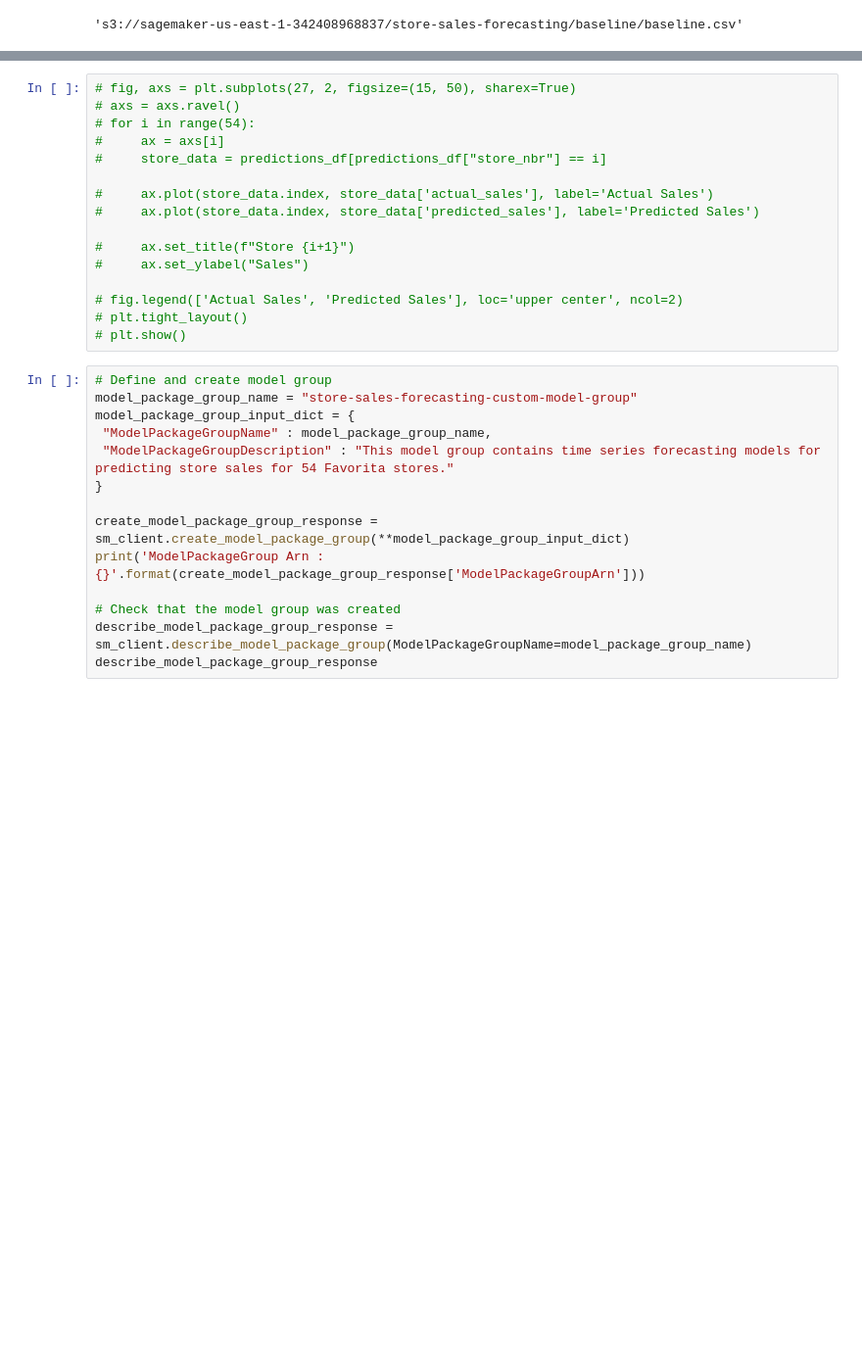
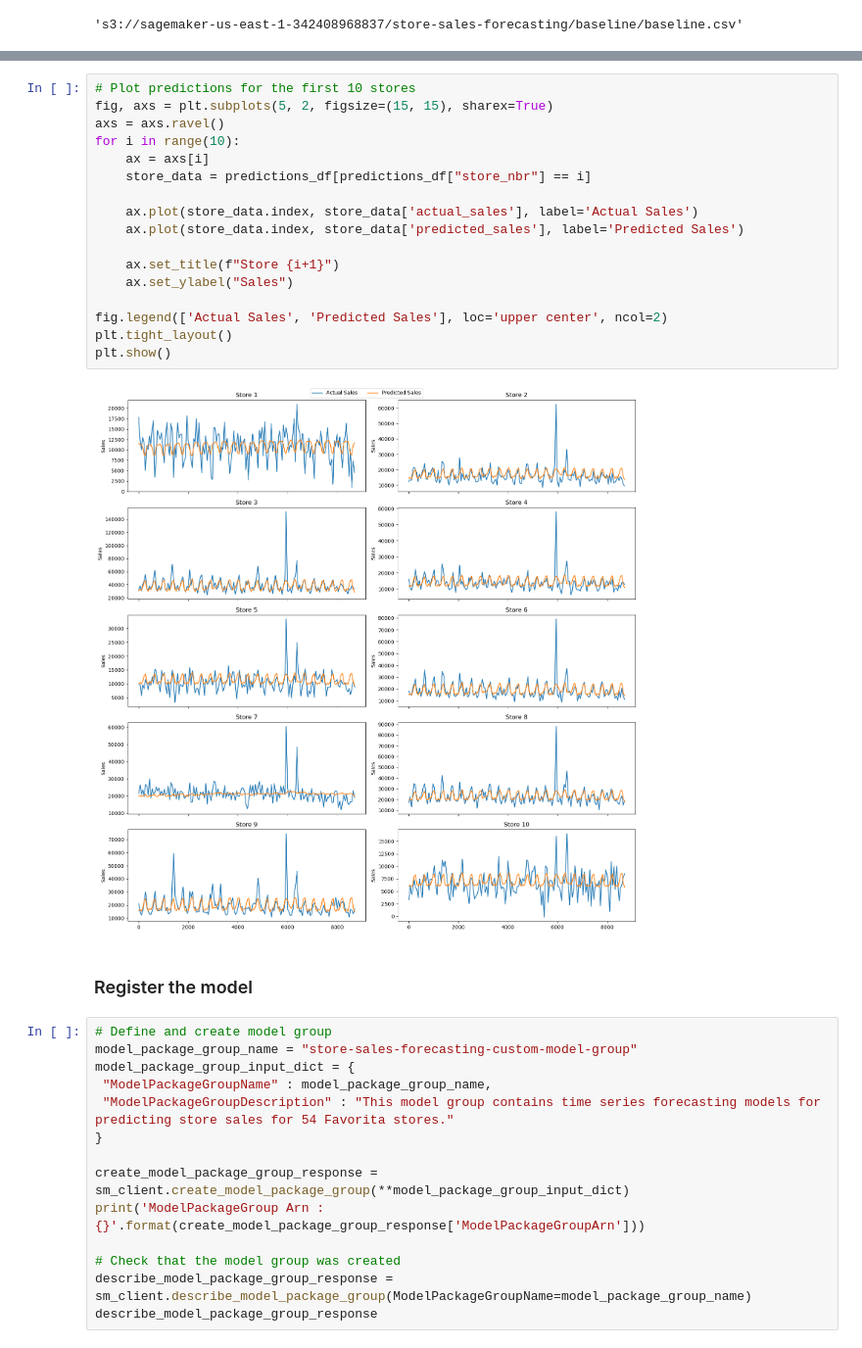
Before and after one commit to t4ai/aai-540-team-5, a Jupyter notebook: 8.1 - Deploy Custom Time Series Model.ipynb, the cells around one changed output, grey strips where cells are left out. Shown: that part at 98% size. Cells and saved outputs as stored; diff of their text form; blank space fills up the shorter version.

```diff
--- a/8.1 - Deploy Custom Time Series Model.ipynb
+++ b/8.1 - Deploy Custom Time Series Model.ipynb
@@ -202,19 +223,24 @@ RMSE: 6776.354533133197 MAE: 3654.638899970415
 # %%
-# fig, axs = plt.subplots(27, 2, figsize=(15, 50), sharex=True)
-# axs = axs.ravel()
-# for i in range(54):
-#     ax = axs[i]
-#     store_data = predictions_df[predictions_df["store_nbr"] == i]
+# Plot predictions for the first 10 stores
+fig, axs = plt.subplots(5, 2, figsize=(15, 15), sharex=True)
+axs = axs.ravel()
+for i in range(10):
+    ax = axs[i]
+    store_data = predictions_df[predictions_df["store_nbr"] == i]
 
-#     ax.plot(store_data.index, store_data['actual_sales'], label='Actual Sales')
-#     ax.plot(store_data.index, store_data['predicted_sales'], label='Predicted Sales')
+    ax.plot(store_data.index, store_data['actual_sales'], label='Actual Sales')
+    ax.plot(store_data.index, store_data['predicted_sales'], label='Predicted Sales')
 
-#     ax.set_title(f"Store {i+1}")
-#     ax.set_ylabel("Sales")
+    ax.set_title(f"Store {i+1}")
+    ax.set_ylabel("Sales")
 
-# fig.legend(['Actual Sales', 'Predicted Sales'], loc='upper center', ncol=2)
-# plt.tight_layout()
-# plt.show()
+fig.legend(['Actual Sales', 'Predicted Sales'], loc='upper center', ncol=2)
+plt.tight_layout()
+plt.show()
+# %% [output]
+[figure, added]
+# %% [markdown]
+### Register the model
 # %%
 # Define and create model group
 model_package_group_name = "store-sales-forecasting-custom-model-group"
```
Also changed, not shown: parts of 12 cells of this notebook, 1 other file.
